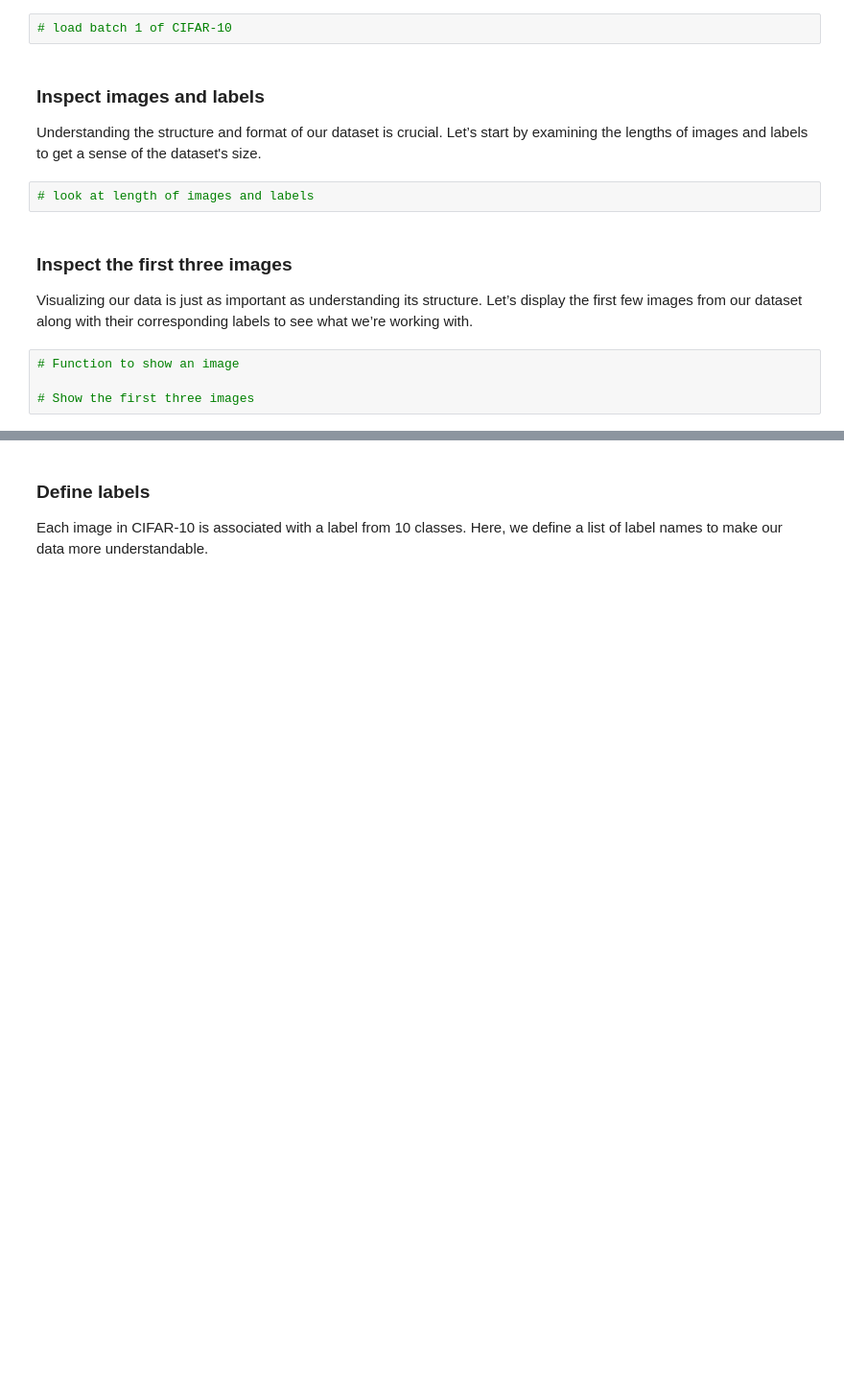
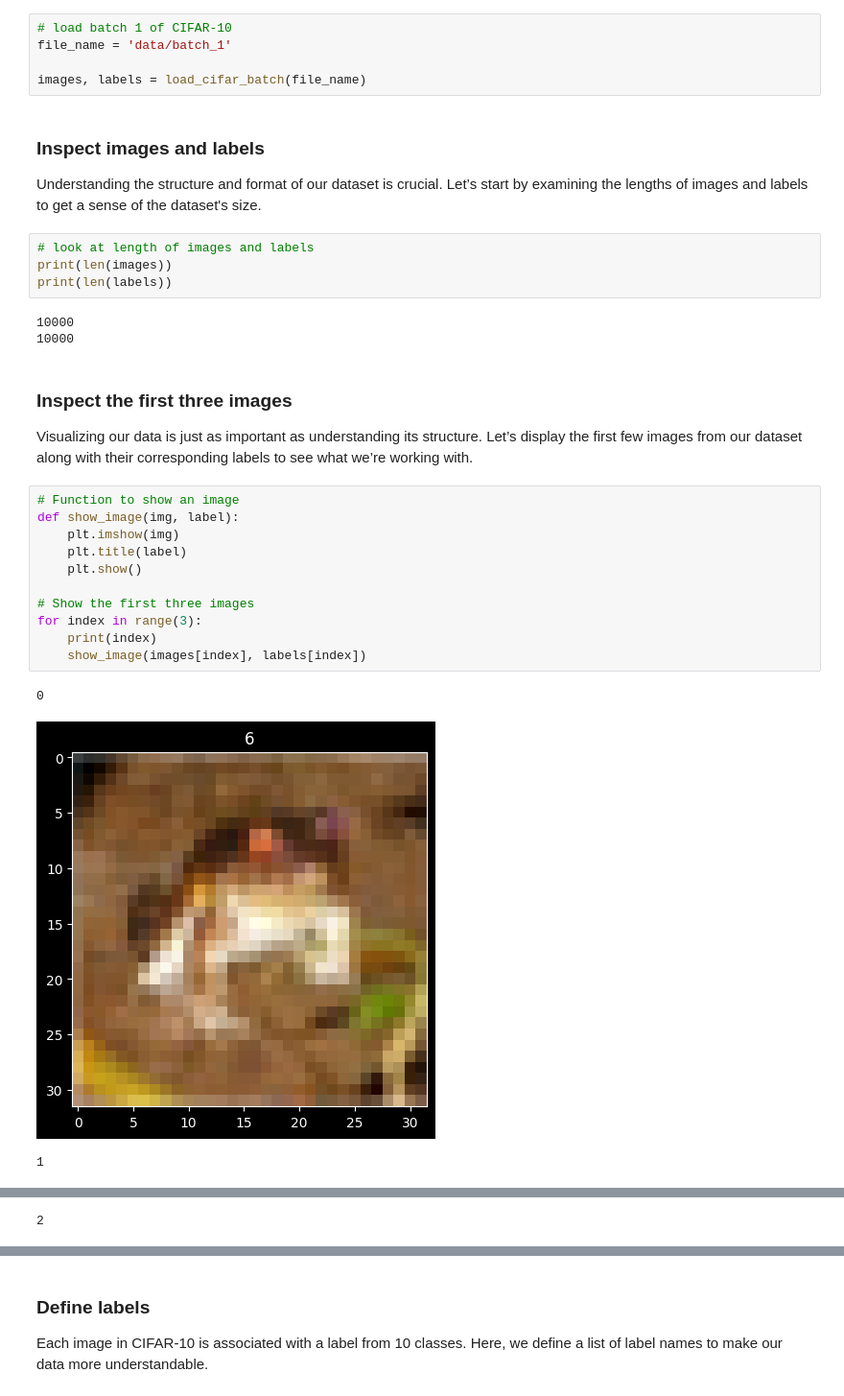
Before and after one commit to UH-MBBE/BE-491-Lecture-20, a Jupyter notebook: L20_notes.ipynb, the cells around one changed output, grey strips where cells are left out. Shown at 96% size. Saved outputs shown, nothing was run; the diff lists cells and outputs as text; blank space fills up the shorter version.

```diff
--- a/L20_notes.ipynb
+++ b/L20_notes.ipynb
@@ -32,17 +32,36 @@ def load_cifar_batch(filename):
         return images, labels
 # %%
 # load batch 1 of CIFAR-10
+file_name = 'data/batch_1'
+
+images, labels = load_cifar_batch(file_name)
 # %% [markdown]
 ### Inspect images and labels
 
 Understanding the structure and format of our dataset is crucial. Let’s start by examining the lengths of images and labels to get a sense of the dataset's size.
 # %%
 # look at length of images and labels
+print(len(images))
+print(len(labels))
+# %% [output]
+10000
+10000
 # %% [markdown]
 ### Inspect the first three images
 
 Visualizing our data is just as important as understanding its structure. Let’s display the first few images from our dataset along with their corresponding labels to see what we’re working with.
 # %%
 # Function to show an image
+def show_image(img, label):
+    plt.imshow(img)
+    plt.title(label)
+    plt.show()
 
 # Show the first three images
+for index in range(3):
+    print(index)
+    show_image(images[index], labels[index])
+# %% [output]
+0
+[figure, added]
+1
@@ -48,0 +69 @@ Visualizing our data is just as important as understanding its structure. Let’
+2
```
Also changed, not shown: parts of 14 cells of this notebook.
